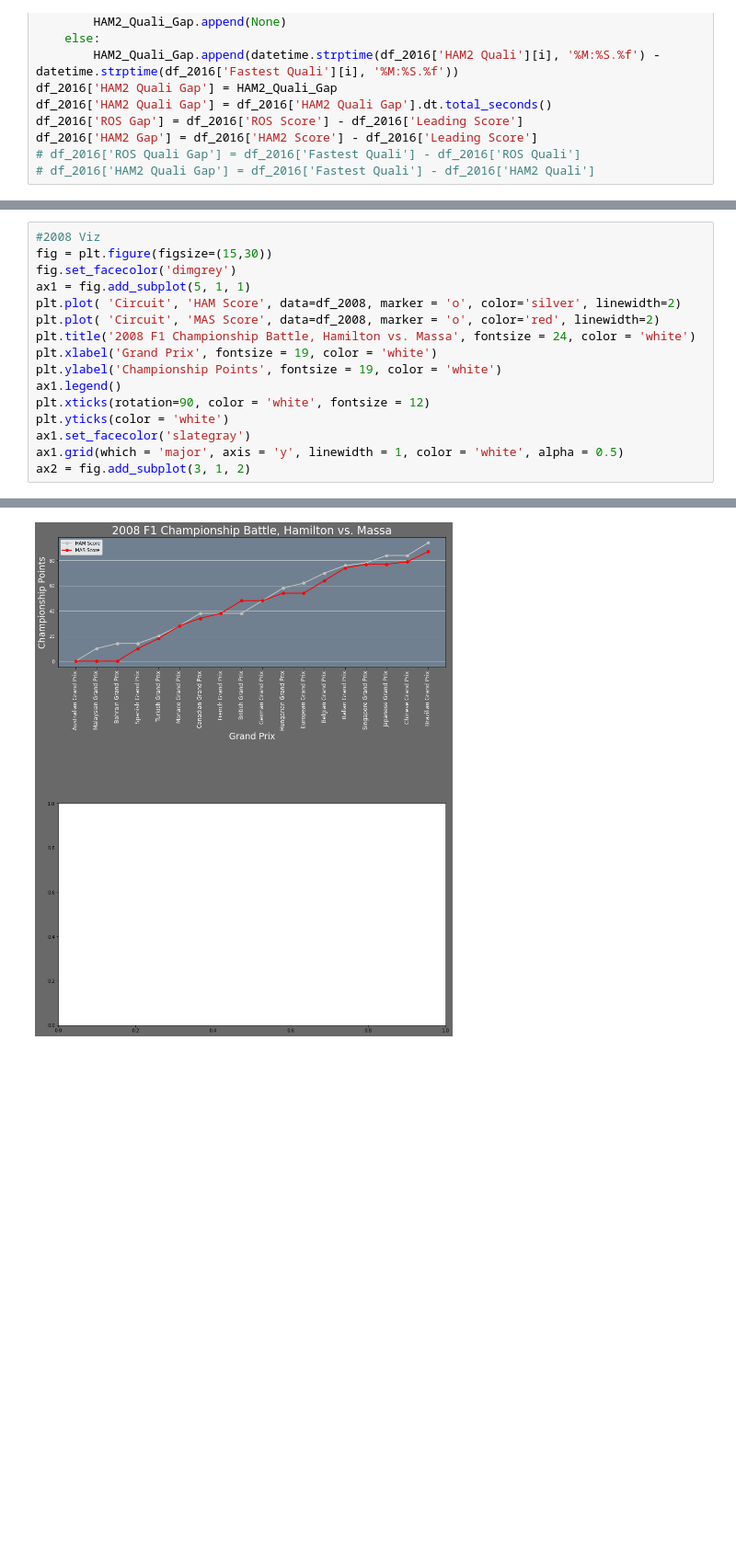
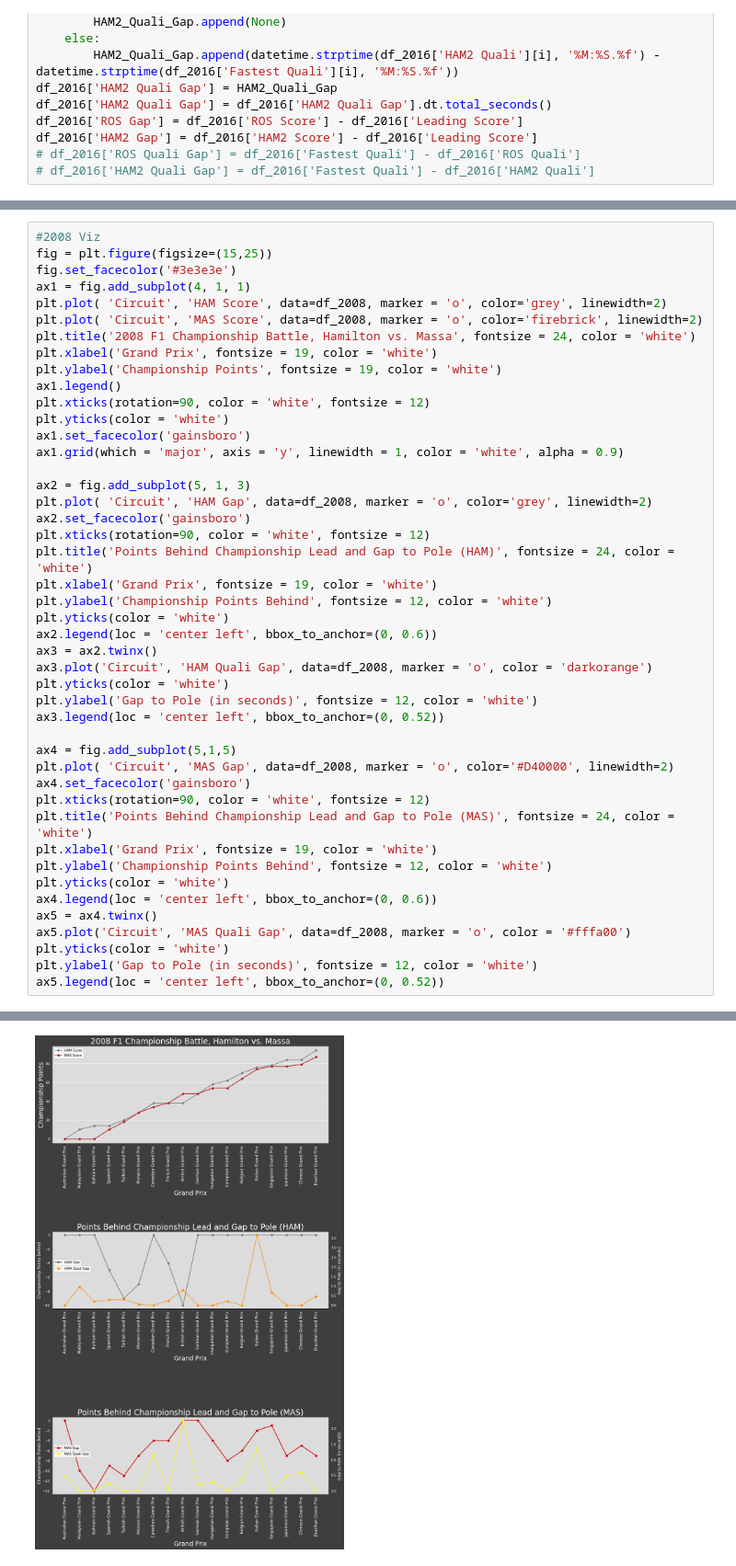
Before and after one commit to lejaja9/pandas-2, a Jupyter notebook: Mind_the_Gap/mind_the_gap.ipynb, the cells around one changed output, grey strips where cells are left out. Shown at 92% size. Saved outputs shown, nothing was run; the diff lists cells and outputs as text; blank space fills up the shorter version.

```diff
--- a/Mind_the_Gap/mind_the_gap.ipynb
+++ b/Mind_the_Gap/mind_the_gap.ipynb
@@ -293,17 +305,46 @@ df_2008.head()
 # %%
 #2008 Viz
-fig = plt.figure(figsize=(15,30))
-fig.set_facecolor('dimgrey')
-ax1 = fig.add_subplot(5, 1, 1)
-plt.plot( 'Circuit', 'HAM Score', data=df_2008, marker = 'o', color='silver', linewidth=2)
-plt.plot( 'Circuit', 'MAS Score', data=df_2008, marker = 'o', color='red', linewidth=2)
+fig = plt.figure(figsize=(15,25))
+fig.set_facecolor('#3e3e3e')
+ax1 = fig.add_subplot(4, 1, 1)
+plt.plot( 'Circuit', 'HAM Score', data=df_2008, marker = 'o', color='grey', linewidth=2)
+plt.plot( 'Circuit', 'MAS Score', data=df_2008, marker = 'o', color='firebrick', linewidth=2)
 plt.title('2008 F1 Championship Battle, Hamilton vs. Massa', fontsize = 24, color = 'white')
 plt.xlabel('Grand Prix', fontsize = 19, color = 'white')
 plt.ylabel('Championship Points', fontsize = 19, color = 'white')
 ax1.legend()
 plt.xticks(rotation=90, color = 'white', fontsize = 12)
 plt.yticks(color = 'white')
-ax1.set_facecolor('slategray')
-ax1.grid(which = 'major', axis = 'y', linewidth = 1, color = 'white', alpha = 0.5)
-ax2 = fig.add_subplot(3, 1, 2)
+ax1.set_facecolor('gainsboro')
+ax1.grid(which = 'major', axis = 'y', linewidth = 1, color = 'white', alpha = 0.9)
+
+ax2 = fig.add_subplot(5, 1, 3)
+plt.plot( 'Circuit', 'HAM Gap', data=df_2008, marker = 'o', color='grey', linewidth=2)
+ax2.set_facecolor('gainsboro')
+plt.xticks(rotation=90, color = 'white', fontsize = 12)
+plt.title('Points Behind Championship Lead and Gap to Pole (HAM)', fontsize = 24, color = 'white')
+plt.xlabel('Grand Prix', fontsize = 19, color = 'white')
+plt.ylabel('Championship Points Behind', fontsize = 12, color = 'white')
+plt.yticks(color = 'white')
+ax2.legend(loc = 'center left', bbox_to_anchor=(0, 0.6))
+ax3 = ax2.twinx()
+ax3.plot('Circuit', 'HAM Quali Gap', data=df_2008, marker = 'o', color = 'darkorange')
+plt.yticks(color = 'white')
+plt.ylabel('Gap to Pole (in seconds)', fontsize = 12, color = 'white')
+ax3.legend(loc = 'center left', bbox_to_anchor=(0, 0.52))
+
+ax4 = fig.add_subplot(5,1,5)
+plt.plot( 'Circuit', 'MAS Gap', data=df_2008, marker = 'o', color='#D40000', linewidth=2)
+ax4.set_facecolor('gainsboro')
+plt.xticks(rotation=90, color = 'white', fontsize = 12)
+plt.title('Points Behind Championship Lead and Gap to Pole (MAS)', fontsize = 24, color = 'white')
+plt.xlabel('Grand Prix', fontsize = 19, color = 'white')
+plt.ylabel('Championship Points Behind', fontsize = 12, color = 'white')
+plt.yticks(color = 'white')
+ax4.legend(loc = 'center left', bbox_to_anchor=(0, 0.6))
+ax5 = ax4.twinx()
+ax5.plot('Circuit', 'MAS Quali Gap', data=df_2008, marker = 'o', color = '#fffa00')
+plt.yticks(color = 'white')
+plt.ylabel('Gap to Pole (in seconds)', fontsize = 12, color = 'white')
+ax5.legend(loc = 'center left', bbox_to_anchor=(0, 0.52))
 # %% [output]
@@ -310 +352 @@ ax2 = fig.add_subplot(3, 1, 2)
-[figure, old version]
+[figure, new version]
```
Also changed, not shown: parts of 14 cells of this notebook, 8 other files.
